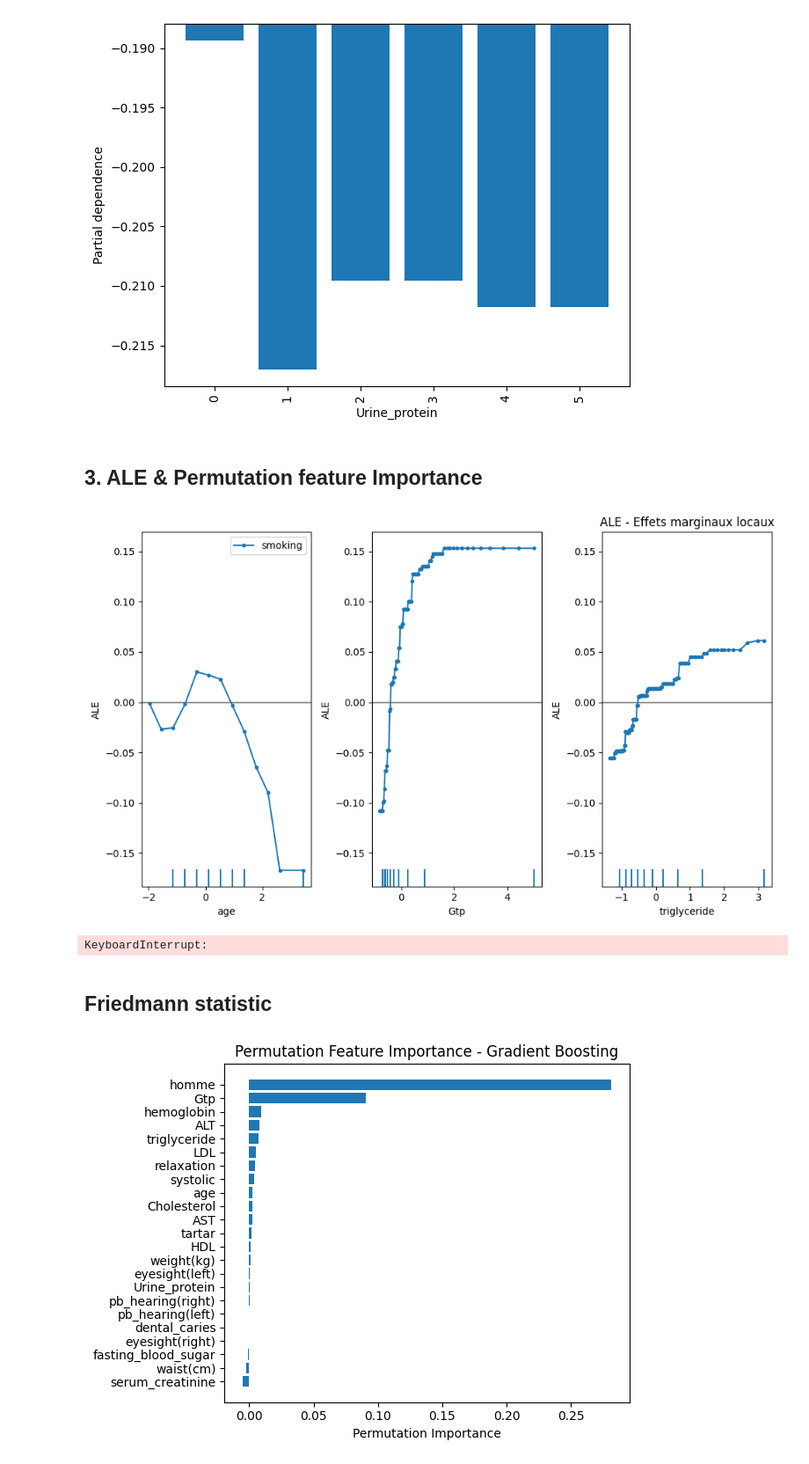
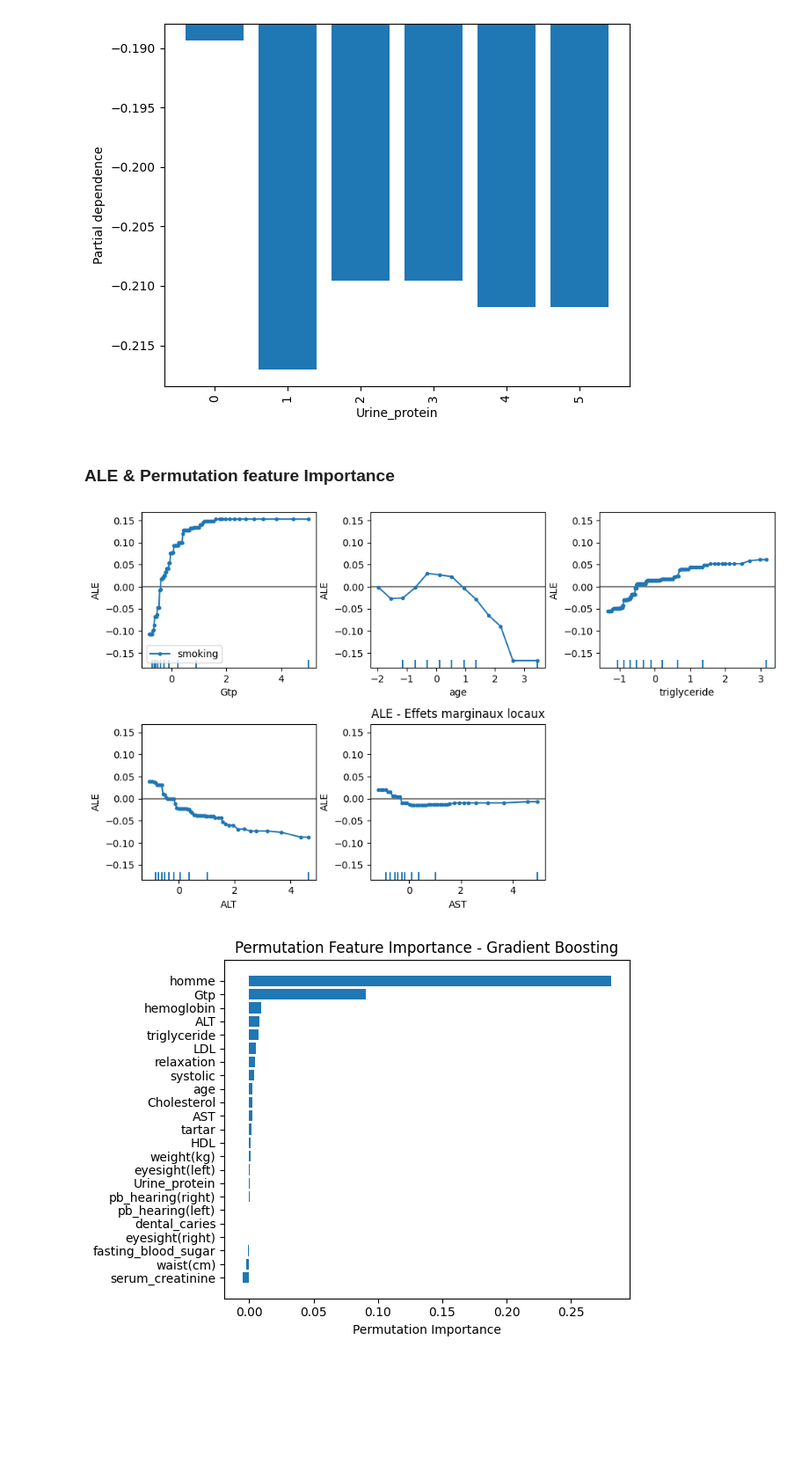
Before and after one commit to isabel6198/svm_tabac, a Jupyter notebook: notebooks/03_interpretation.ipynb, the cells around one changed output. Shown at 88% size. Drawn from its saved outputs; the diff is of its cells as text; code cells hidden in the pictures; blank space fills up the shorter version.

Commit message:
notebook 03_interpretation, premiers tests

```diff
--- a/notebooks/03_interpretation.ipynb
+++ b/notebooks/03_interpretation.ipynb
@@ -281,53 +285,26 @@ plt.show()
 # %% [output]
 [figure]
 # %% [markdown]
-## 3. ALE & Permutation feature Importance
+###  ALE & Permutation feature Importance
 # %%
 # Initialisation de l'explainer ALE avec predict_proba[:, 1]
 ale = ALE(
     lambda x: model.predict_proba(x)[:, 1],
     feature_names=feature_names,
     target_names=["smoking"]
 )
 
 # Explication (X_test_prepared doit être un tableau numpy)
 exp = ale.explain(X_test_prepared)
 
 # Visualisation pour 3 variables continues
 _, ax = plt.subplots(figsize=(10, 6))
-plot_ale(exp, features=["age", "Gtp", "triglyceride"], ax=ax)
+plot_ale(exp, features=features, ax=ax)
 plt.title("ALE - Effets marginaux locaux")
 plt.tight_layout()
 plt.show()
 # %% [output]
-[figure, old version]
+[figure, new version]
-# %%
-from alibi.explainers import ALE
-
-# ALE sur model.predict_proba
-ale = ALE(lambda x: model.predict_proba(x)[:, 1],
-          feature_names=feature_names,
-          target_names=["smoking"])
-
-exp = ale.explain(X_test_prepared)
-
-# Affichage sur les 3 variables
-fig, axs = plt.subplots(1, 3, figsize=(15, 4))
-for i, var in enumerate(["age", "Gtp", "triglyceride"]):
-    plot_ale_with_original_scale(
-        exp, feature=var,
-        scaler=preprocessor.named_transformers_['num'],
-        num_cols=num_cols,
-        ax=axs[i]
-    )
-
-plt.suptitle("ALE avec valeurs originales (non standardisées)", fontsize=14)
-plt.tight_layout()
-plt.show()
-# %% [output]
-KeyboardInterrupt:
-# %% [markdown]
-## Friedmann statistic
 # %%
 
 result = permutation_importance(
```
Also changed, not shown: parts of 9 cells of this notebook.
